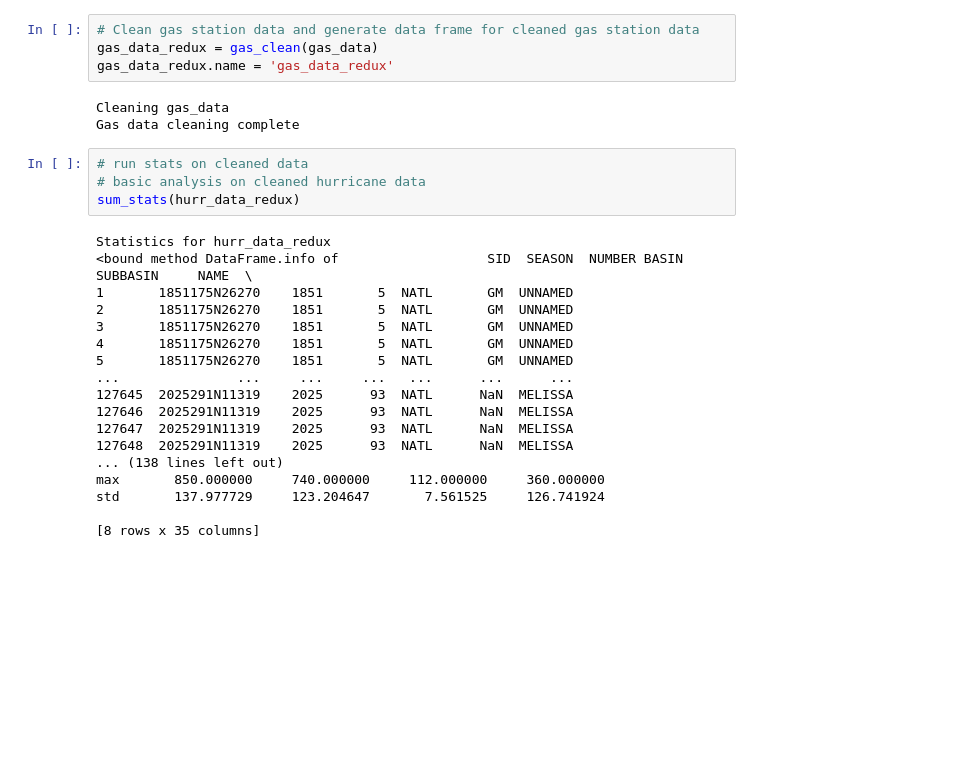
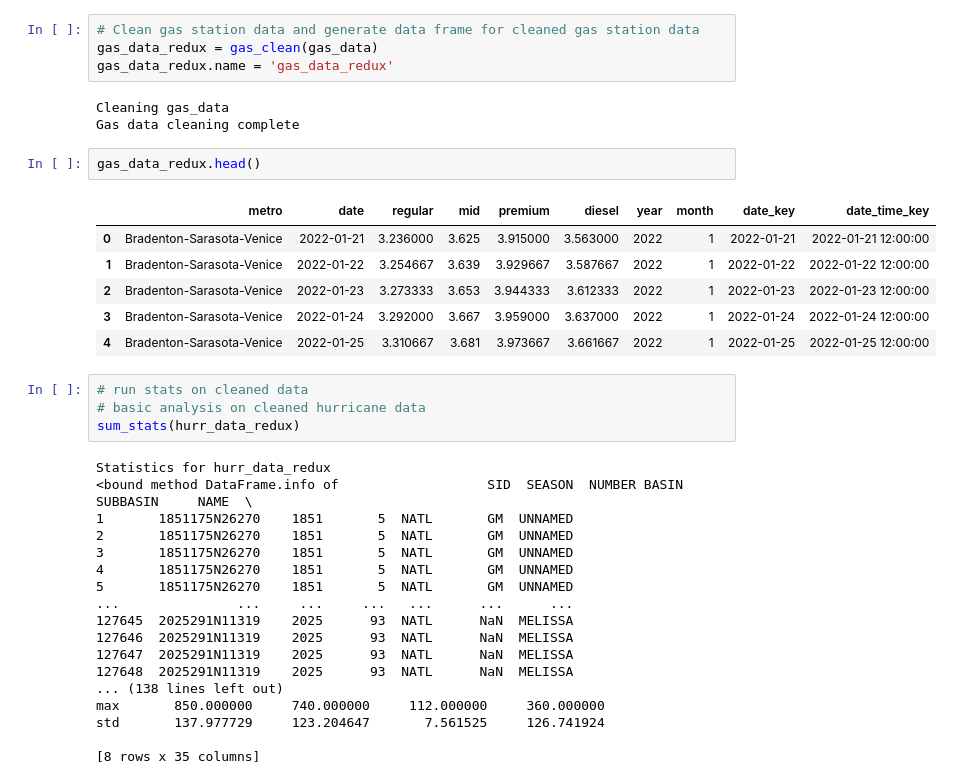
Before and after one commit to sofieappel/HurricanesAndGasPrices, a Jupyter notebook: src/main.ipynb, the cells around one changed output. Drawn from its saved outputs; the diff is of its cells as text; blank space fills up the shorter version.

```diff
--- a/src/main.ipynb
+++ b/src/main.ipynb
@@ -133,6 +138,15 @@ gas_data_redux.name = 'gas_data_redux'
 # %% [output]
 Cleaning gas_data
 Gas data cleaning complete
+# %%
+gas_data_redux.head()
+# %% [output]
+|  | metro | date | regular | mid | premium | diesel | year | month | date_key | date_time_key |
+| 0 | Bradenton-Sarasota-Venice | 2022-01-21 | 3.236000 | 3.625 | 3.915000 | 3.563000 | 2022 | 1 | 2022-01-21 | 2022-01-21 12:00:00 |
+| 1 | Bradenton-Sarasota-Venice | 2022-01-22 | 3.254667 | 3.639 | 3.929667 | 3.587667 | 2022 | 1 | 2022-01-22 | 2022-01-22 12:00:00 |
+| 2 | Bradenton-Sarasota-Venice | 2022-01-23 | 3.273333 | 3.653 | 3.944333 | 3.612333 | 2022 | 1 | 2022-01-23 | 2022-01-23 12:00:00 |
+| 3 | Bradenton-Sarasota-Venice | 2022-01-24 | 3.292000 | 3.667 | 3.959000 | 3.637000 | 2022 | 1 | 2022-01-24 | 2022-01-24 12:00:00 |
+| 4 | Bradenton-Sarasota-Venice | 2022-01-25 | 3.310667 | 3.681 | 3.973667 | 3.661667 | 2022 | 1 | 2022-01-25 | 2022-01-25 12:00:00 |
 # %%
 # run stats on cleaned data
 # basic analysis on cleaned hurricane data
```
Also changed, not shown: parts of 9 cells of this notebook.
